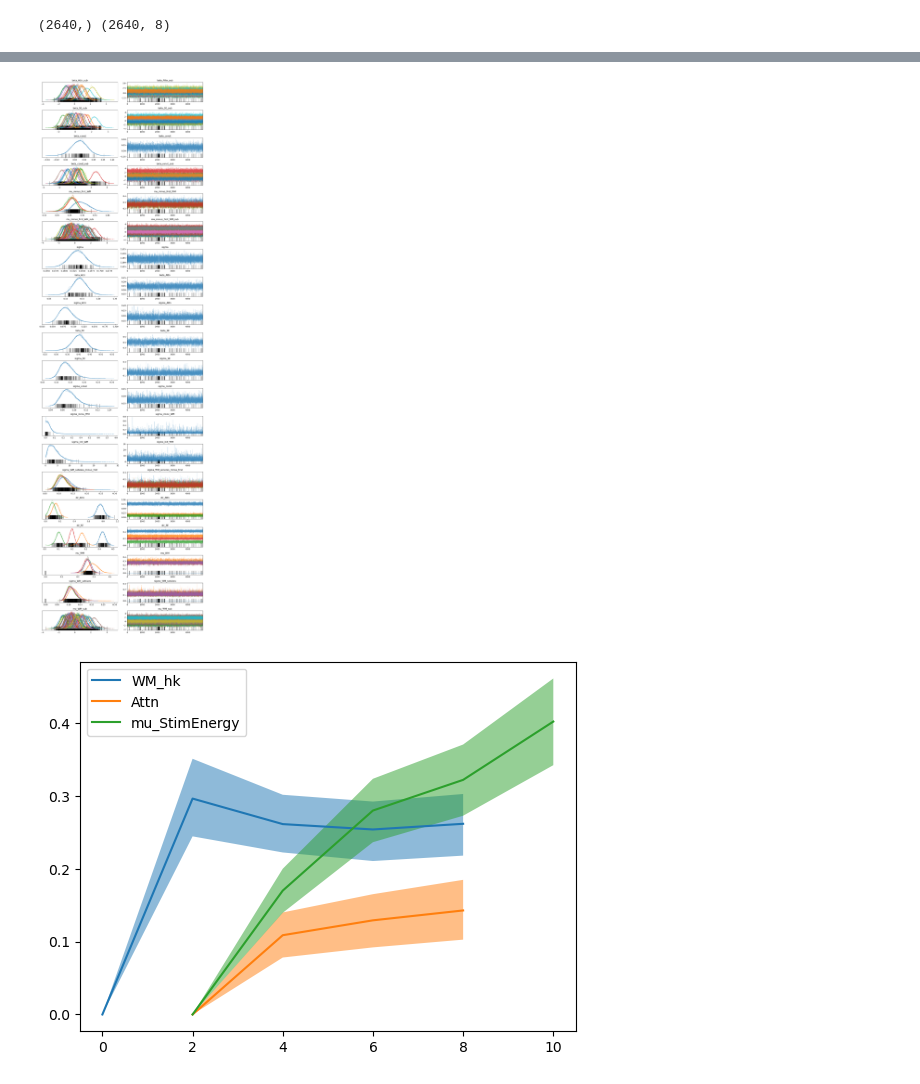
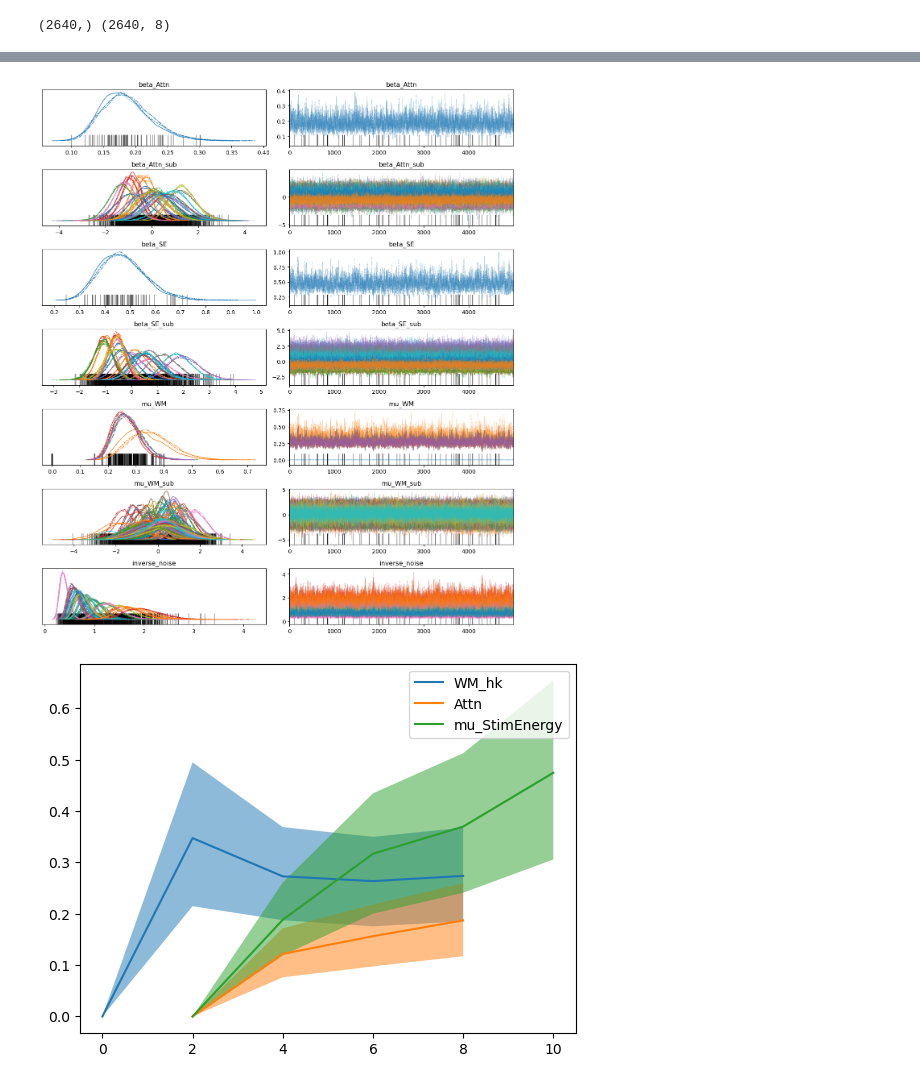
Before and after one commit to henrymj/banyan, a Jupyter notebook: analyses/4_bayesian_fits_hierarchical.ipynb, the cells around one changed output, grey strips where cells are left out. Drawn from its saved outputs; the diff is of its cells as text; code cells hidden in the pictures.

Commit message:
adds per-subject noise scaling

```diff
--- a/analyses/4_bayesian_fits_hierarchical.ipynb
+++ b/analyses/4_bayesian_fits_hierarchical.ipynb
@@ -152,11 +152,6 @@ def build_model(d, q):
         sub_SE = pm.Normal('beta_SE_sub', mu = 0, sigma = 1, dims = ('subject',))
         sigma_SE = pm.Exponential('sigma_SE', lam=10)
 
-        beta_const = pm.Normal('beta_const', mu = 0, sigma = .1)
-        sub_const = pm.Normal('beta_const_sub', mu = 0, sigma = 1, dims = ('subject',))
-        sigma_const = pm.Exponential('sigma_const', lam=10)
-
-
         # WM prior on changes between successive levels in underlying function
         # assumes gaussian process, with random step between levels
         # population-level walk
@@ -220,12 +215,14 @@ def build_model(d, q):
 
         dist_est =  mu_delta_WM +\
                     (beta_Attn + sigma_Attn*sub_Attn[q[:, 7].astype(int)])*mu_delta_Attn +\
-                    (beta_SE +sigma_SE*sub_SE[q[:, 7].astype(int)])*mu_delta_SE +\
-                    beta_const + sigma_const*sub_const[q[:, 7].astype(int)]
+                    (beta_SE +sigma_SE*sub_SE[q[:, 7].astype(int)])*mu_delta_SE
 
+        # noise shrinks the crossnobis differences, so a subject-specific noise term
+        # should be *multiplied* with rather than added to the predicted differences
+        sigma_sub = pm.Exponential('inverse_noise', 1, dims = ('subject',))
         pm.Normal(
             'd',
-            mu = dist_est,
+            mu = dist_est * sigma_sub[q[:, 7].astype(int)],
             sigma = sigma,
             observed = d,
             dims = ("trial_num",)
@@ -267,7 +264,7 @@ with model:
         5000, # real samples per chain
         tune = 2000, # warmup samples per chain
         chains = 4,
-        target_accept = 0.9,
+        target_accept = 0.95,
         random_seed = 42,
         return_inferencedata = True,
         nuts_sampler="numpyro"
@@ -319,10 +317,10 @@ pd.DataFrame(simple_table)
 # %%
-_ = pm.plot_trace(trace)
+_ = pm.plot_trace(trace, var_names = ['beta_Attn', 'beta_Attn_sub', 'beta_SE', 'beta_SE_sub', 'mu_WM', 'mu_WM_sub', 'inverse_noise'])
 plt.tight_layout()
 plt.show()
 plt.close()
 # %% [output]
-[figure, old version]
+[figure, new version]
 # %%
 # plot posterior of functios w/ HDI
 trc = trace.posterior.stack(draws = ("chain", "draw"))
@@ -357,4 +355,4 @@ plt.xticks([0, 2, 4, 6, 8, 10])
 plt.legend()
 plt.show()
 # %% [output]
-[figure, old version]
+[figure, new version]
```
Also changed, not shown: parts of 3 cells of this notebook.
